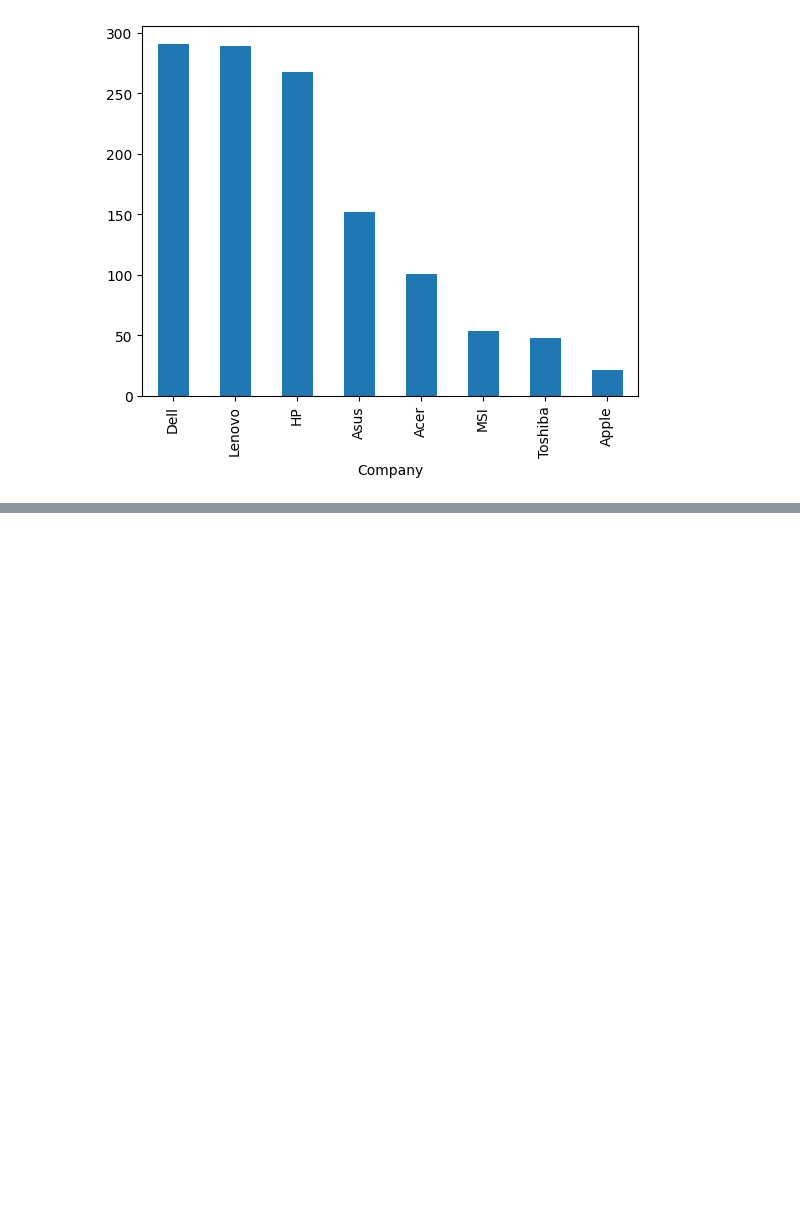
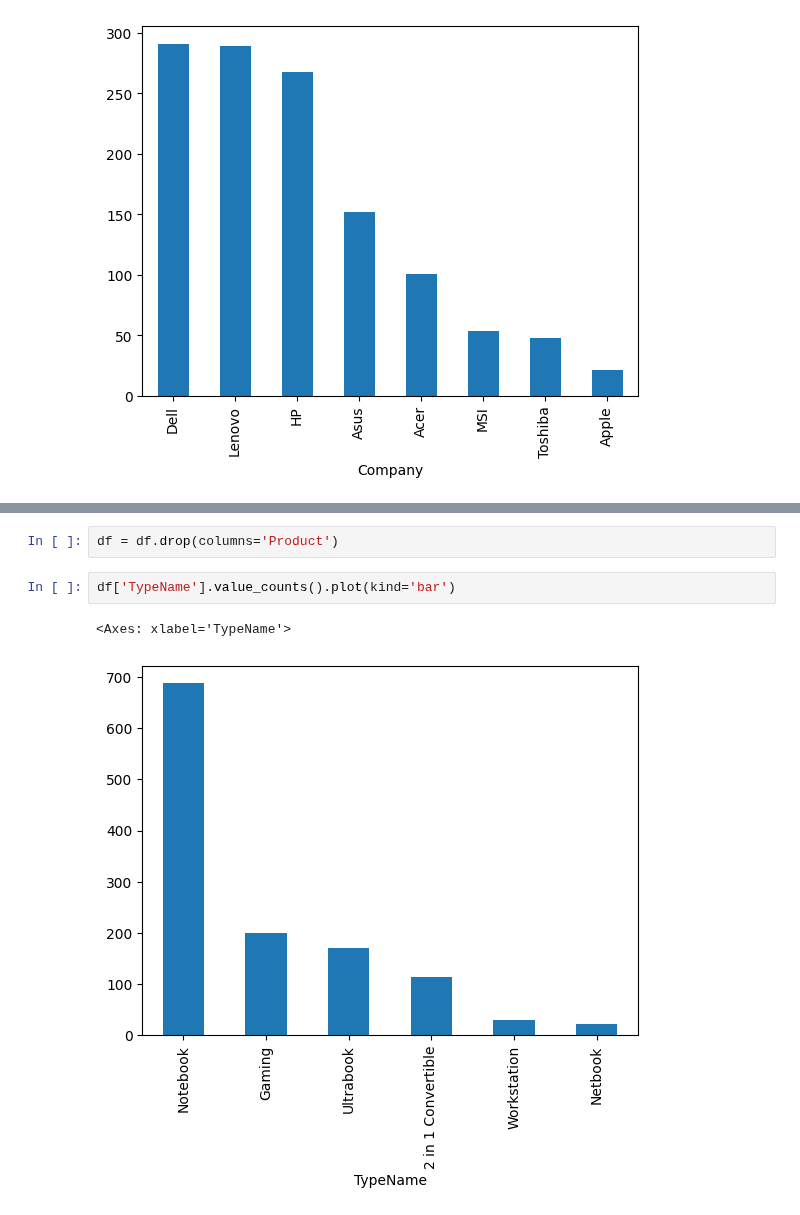
Before and after one commit to Avdhoot-Ukirde/Virtual-Environment-streamlit-Prediction-model, a Jupyter notebook: laptop.ipynb, the cells around one changed output, grey strips where cells are left out. Cells and saved outputs as stored; diff of their text form; blank space fills up the shorter version.

```diff
--- a/laptop.ipynb
+++ b/laptop.ipynb
@@ -124,0 +130,7 @@ df['Company'].value_counts().plot(kind='bar')
+# %%
+df = df.drop(columns='Product')
+# %%
+df['TypeName'].value_counts().plot(kind='bar')
+# %% [output]
+<Axes: xlabel='TypeName'>
+[figure, added]
```
Also changed, not shown: parts of 2 cells of this notebook.
